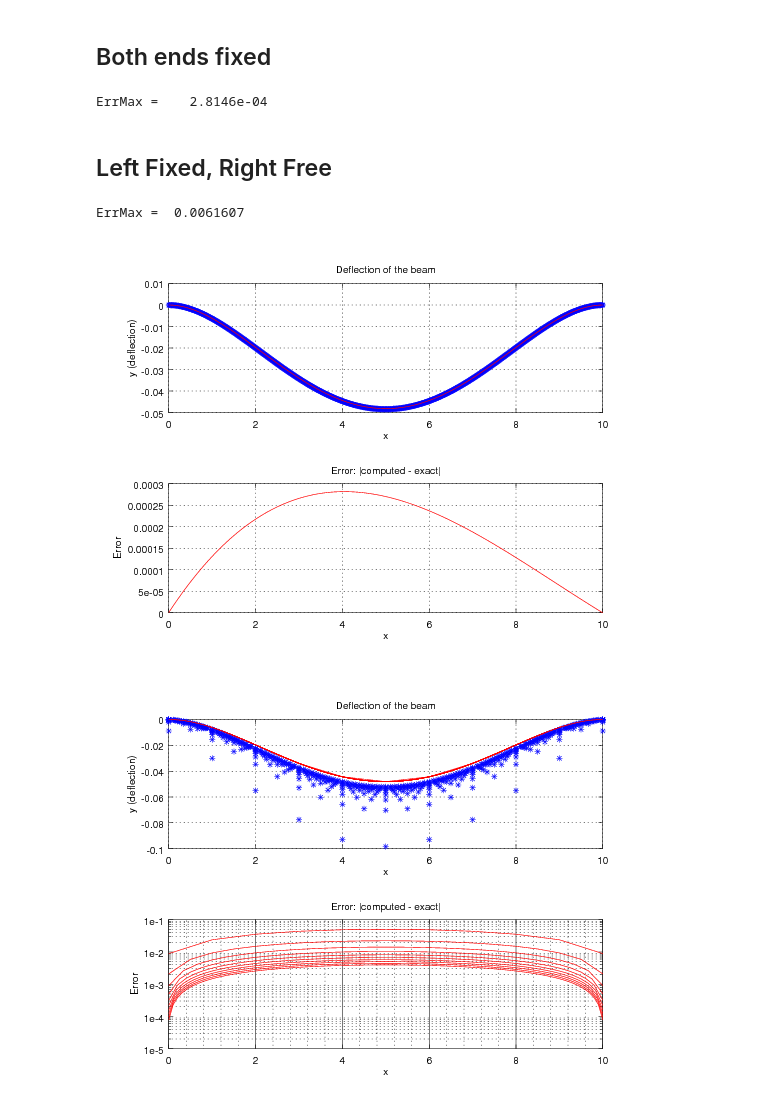
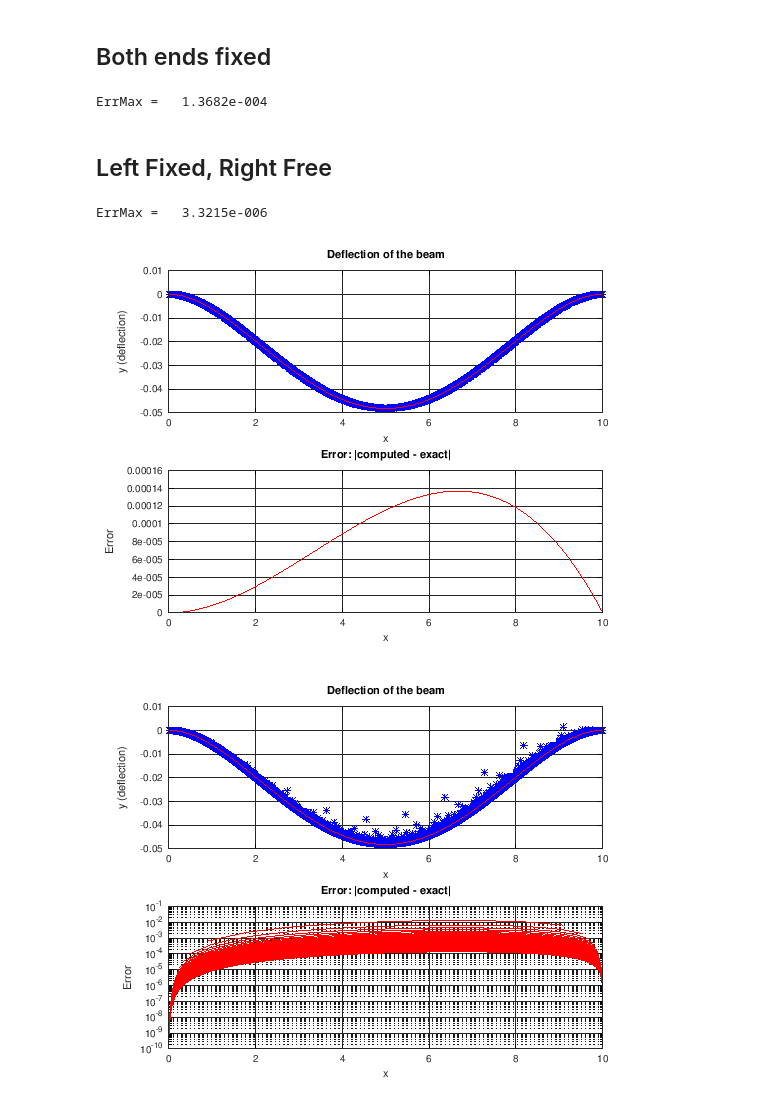
Before and after one commit to branberry/URGOResearch, a Jupyter notebook: SteelBeamSauerFirst.ipynb, the cells around one changed output. Saved outputs shown, nothing was run; the diff lists cells and outputs as text; code cells hidden in the pictures.

```diff
--- a/SteelBeamSauerFirst.ipynb
+++ b/SteelBeamSauerFirst.ipynb
@@ -15,18 +15,16 @@ w = rho*b*d*g; % weight of the beam per unit length (will be our f)
 ## Both ends fixed
 # %%
 n = 1000; % number of subintervals on [0, L]
-h = L/n; % discretization spacing
-N = n + 1; % number of unknowns to be solved for
+h = L/(n + 1); % discretization spacing
 
 % Define the RHS of the system
-f = -h^4/(E*I) * w * ones(N, 1);
-f(1) = f(N) = 0;
+f = -h^4/(E*I) * w * ones(n, 1);
 
 % Define the matrix of the system. Notation: d0 is the main diagonal;
 % dpn is "main diagonal + n" (superdiagonal n); dmn is "main diagonal - n" (subdiagonal n)
-d0 = 6*ones(1, N);
-dp1 = dm1 = -4*ones(1, N-1);
-dp2 = dm2 = ones(1, N-2);
+d0 = 6*ones(1, n);
+dp1 = dm1 = -4*ones(1, n-1);
+dp2 = dm2 = ones(1, n-2);
 % Fixed left end
 d0(1) = 12.0; d0(2) = 6.0;
 dp1(1) = -6.0;
@@ -34,38 +32,37 @@ dp2(1) = (4/3);
 dm1(1) = -4.0;
 dm2(1) = 1.0;
 
-% Fixed right end
-d0(N) = -12.0; d0(N-1) = 6.0;
-dp1(N-1) = -4.0;
-dp2(N-2) = 1.0;
-dm1(N-1) = -6.0;
-dm2(N-2) = (4/3);
+% Fixed right end; flipped sign
+d0(n) = -12.0; d0(n-1) = 6.0;
+dp1(n-1) = -4.0;
+dp2(n-2) = 1.0;
+dm1(n-1) = -6.0;
+dm2(n-2) = (4/3);
 % Solve for y
 y = GaussElimPenta(dm2, dm1, d0, dp1, dp2, f);
 % Plots
-
-x = (0:h:L)';
+x = (h:h:L-h)';
 y_exact = -b*d*rho*g/(24*E*I)*x.^2.*(L - x).^2;
 ErrMax = max(abs(y-y_exact))
 # %% [output]
-ErrMax =    2.8146e-04
+ErrMax =   1.3682e-004
 # %% [markdown]
 ## Left Fixed, Right Free
 # %%
 n = 1000; % number of subintervals on [0, L]
-h = L/n; % discretization spacing
-N = n + 1; % number of unknowns to be solved for
+h = L/(n + 1); % discretization spacing
+%N = n + 1; % number of unknowns to be solved for
 
 % Define the RHS of the system
-f = -h^4/(E*I) * w * ones(N, 1);
-f(1) = f(N) = 0;
+f = -h^4/(E*I) * w * ones(n, 1);
+%f(1) = f(N) = 0;
 
 
 % Define the matrix of the system. Notation: d0 is the main diagonal;
 % dpn is "main diagonal + n" (superdiagonal n); dmn is "main diagonal - n" (subdiagonal n)
-d0 = 6*ones(1, N);
-dp1 = dm1 = -4*ones(1, N-1);
-dp2 = dm2 = ones(1, N-2);
+d0 = 6*ones(1, n);
+dp1 = dm1 = -4*ones(1, n-1);
+dp2 = dm2 = ones(1, n-2);
 % Fixed left end
 d0(1) = 12.0; d0(2) = 6.0;
 dp1(1) = -6.0;
@@ -74,21 +71,22 @@ dm1(1) = -4.0;
 dm2(1) = 1.0;
 
 % Free right end
-d0(N) = (12/25); d0(N-1) = (111/25);
-dp1(N-1) = -(43/25);
-dp2(N-2) = 1.0;
-dm1(N-1) = -(24/25);
-dm1(N-2) = (-93/25);
-dm2(N-2) = (12/25);
+d0(n) = (12/25);
+d0(n-1) = (111/25);
+dp1(n-1) = -(43/25);
+dp2(n-2) = 1.0;
+dm1(n-1) = -(24/25);
+dm1(n-2) = (-93/25);
+dm2(n-2) = (12/25);
 % Solve for y
 y = GaussElimPenta(dm2, dm1, d0, dp1, dp2, f);
 % Plots
 
-x = (0:h:L)';
+x = (h:h:L - h)';
 y_exact = -b*d*rho*g/(24*E*I)*x.^2.*(6.*L^2 - 4.*L*x + x.^2);
 ErrMax = max(abs(y-y_exact))
 # %% [output]
-ErrMax =  0.0061607
+ErrMax =   3.3215e-006
 # %%
 subplot(2,1,1);
 plot(x, y, "b*", x, y_exact, "r")
@@ -101,19 +99,18 @@ title('Error: |computed - exact|');
 xlabel('x'); ylabel('Error');
 grid on;
 # %% [output]
-[figure, old version]
+[figure, new version]
 # %%
 
 % vector that contains error values
 ErrorsBothFixed = [];
 n = 10; % number of subintervals on [0, L]
 for i=1:100
-    h = L/n; % discretization spacing
-    N = n + 1; % number of unknowns to be solved for
+    h = L/(n + 1); % discretization spacing
+    N = n; % number of unknowns to be solved for
 
     % Define the RHS of the system
     f = -h^4/(E*I) * w * ones(N, 1);
-    f(1) = f(n) = 0;
 
     % Define the matrix of the system. Notation: d0 is the main diagonal;
     % dpn is "main diagonal + n" (superdiagonal n); dmn is "main diagonal - n" (subdiagonal n)
@@ -129,38 +126,35 @@ for i=1:100
 
     % Fixed right end
     d0(N) = -12.0; d0(N-1) = 6.0;
     dp1(N-1) = -4.0;
     dp2(N-2) = 1.0;
     dm1(N-1) = -6.0;
     dm2(N-2) = (4/3);
     % Solve for y
     y = GaussElimPenta(dm2, dm1, d0, dp1, dp2, f);
-
     % Plots
-
-    x = (0:h:L)';
+    x = (h:h:L-h)';
     y_exact = -b*d*rho*g/(24*E*I)*x.^2.*(L - x).^2;
     ErrorsBothFixed(i) = max(abs(y-y_exact));
     n = n + 10;
-    N = n + 1;
 
     subplot(2,1,1);
     plot(x, y, "b*", x, y_exact, "r")
     hold on
     title('Deflection of the beam');
     xlabel('x'); ylabel('y (deflection)');
     grid on;
     subplot(2,1,2);
     semilogy(x, abs(y - y_exact), "r")
     hold on
     title('Error: |computed - exact|');
     xlabel('x'); ylabel('Error');
     grid on;
 endfor
 
 ErrorsBothFixed = ErrorsBothFixed';
 # %% [output]
-[figure, old version]
+[figure, new version]
 # %%
 
 % vector that contains error values
```
Also changed, not shown: parts of 2 cells of this notebook, 2 other files.
